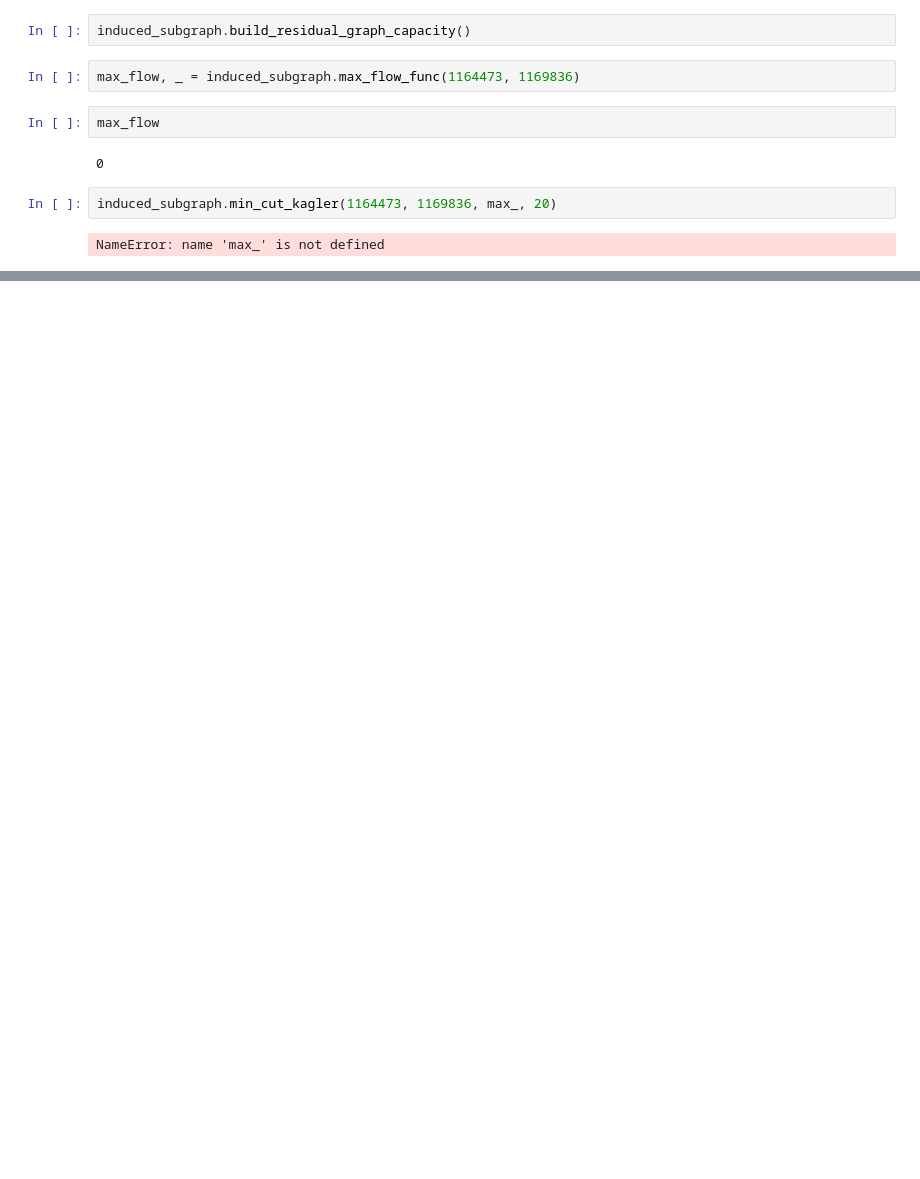
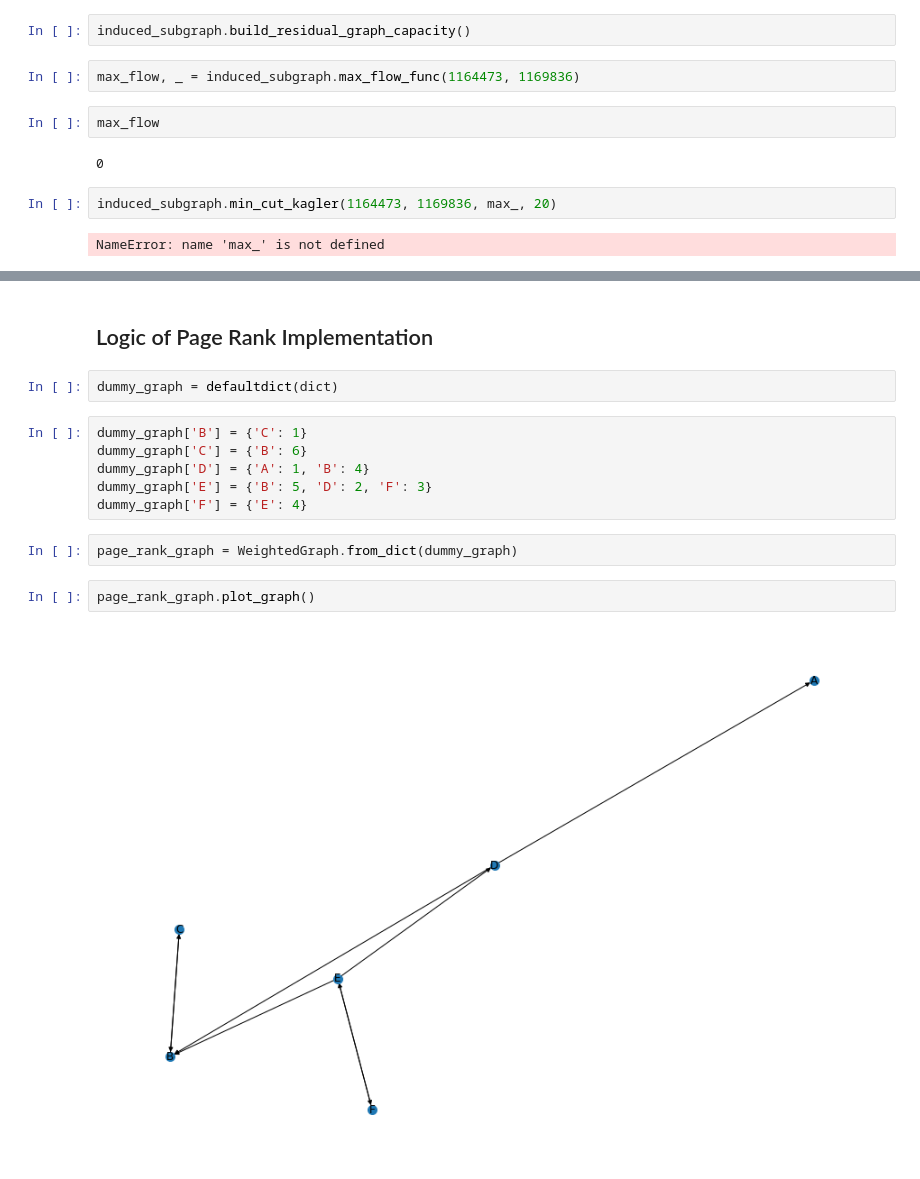
Before and after one commit to JuanMataNaranjo/ADM-HW5, a Jupyter notebook: main_juan.ipynb, the cells around one changed output, grey strips where cells are left out. Saved outputs shown, nothing was run; the diff lists cells and outputs as text; blank space fills up the shorter version.

Commit message:
Finish Page Rank Algorithm with satisfying results

```diff
--- a/main_juan.ipynb
+++ b/main_juan.ipynb
@@ -166,0 +194,16 @@ NameError: name 'max_' is not defined
+# %% [markdown]
+## Logic of  Page Rank Implementation
+# %%
+dummy_graph = defaultdict(dict)
+# %%
+dummy_graph['B'] = {'C': 1}
+dummy_graph['C'] = {'B': 6}
+dummy_graph['D'] = {'A': 1, 'B': 4}
+dummy_graph['E'] = {'B': 5, 'D': 2, 'F': 3}
+dummy_graph['F'] = {'E': 4}
+# %%
+page_rank_graph = WeightedGraph.from_dict(dummy_graph)
+# %%
+page_rank_graph.plot_graph()
+# %% [output]
+[figure, added]
```
Also changed, not shown: parts of 22 cells of this notebook, 1 other file.
